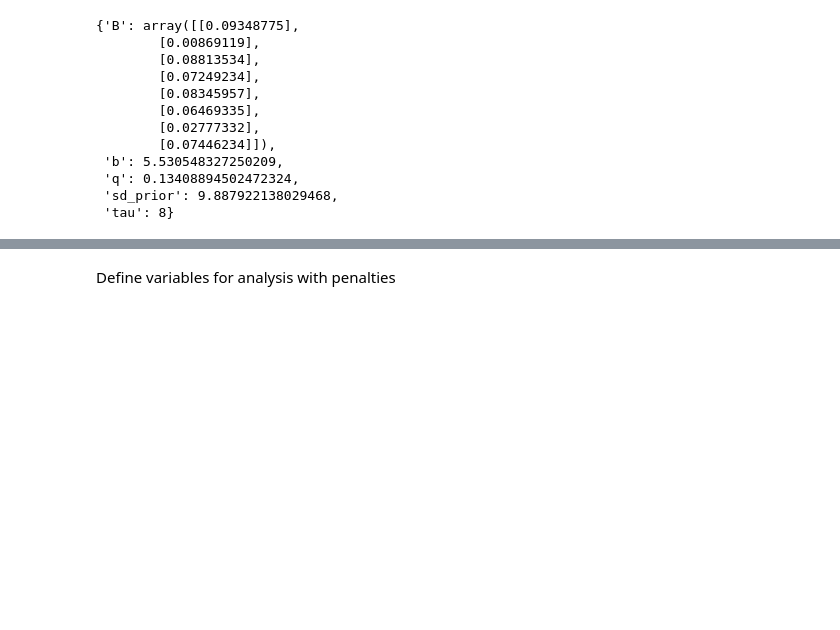
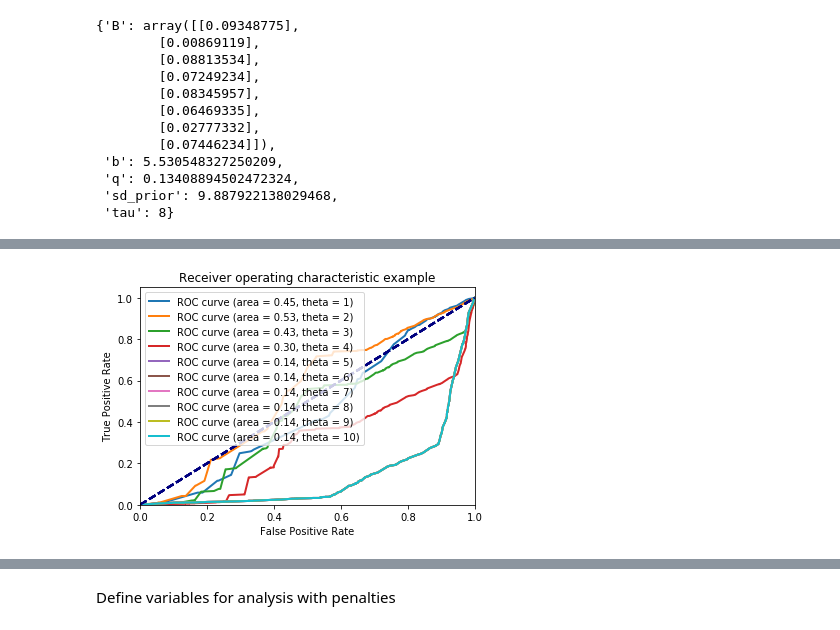
Before and after one commit to mbalestra/DecisionPrediction, a Jupyter notebook: Model_Training.ipynb, the cells around one changed output, grey strips where cells are left out. Drawn from its saved outputs; the diff is of its cells as text; code cells hidden in the pictures; blank space fills up the shorter version.

```diff
--- a/Model_Training.ipynb
+++ b/Model_Training.ipynb
@@ -316,5 +240,0 @@ best_params
-# %%
-mu_prior_test = calc_prior_mean(X_test, initial_parameters)
-mu_post_test = calc_post_mean(mu_prior_test, risk_assess_test, initial_parameters, best_theta)
-sd_post_test =calc_post_sd(mu_prior_test, risk_assess_test, initial_parameters, best_theta)
-y_pred = Phi_test = calc_Phi(mu_post_test, sd_post_test, initial_parameters)
@@ -327,14 +251,17 @@ roc_auc
 # %%
-plt.figure()
-lw = 2
-plt.plot(fpr, tpr, color='darkorange',lw=lw, label='ROC curve (area = %0.2f)' % roc_auc)
-plt.plot([0, 1], [0, 1], color='navy', lw=lw, linestyle='--')
-plt.xlim([0.0, 1.0])
-plt.ylim([0.0, 1.05])
-plt.xlabel('False Positive Rate')
-plt.ylabel('True Positive Rate')
-plt.title('Receiver operating characteristic example')
-plt.legend(loc="upper left")
-plt.show()
+for i in param_info:
+    y_pred = predict_choice(X_test,risk_assess_test,param_info[i]['best_params'],best_theta=i)
+    fpr, tpr, _ = roc_curve(y_test, y_pred)
+    roc_auc = roc_auc_score(y_test, y_pred)
+    plt.plot(fpr, tpr, lw=lw, label='ROC curve (area = %0.2f, theta = %s)' % (roc_auc,i))
+    plt.plot([0, 1], [0, 1], color='navy', lw=lw, linestyle='--')
+    plt.xlim([0.0, 1.0])
+    plt.ylim([0.0, 1.05])
+    plt.xlabel('False Positive Rate')
+    plt.ylabel('True Positive Rate')
+    plt.title('Receiver operating characteristic example')
+    plt.legend(loc="upper left")
+# %% [output]
+[figure, added]
 # %%
 plt.hist(mu_post)
```
Also changed, not shown: parts of 8 cells of this notebook.
